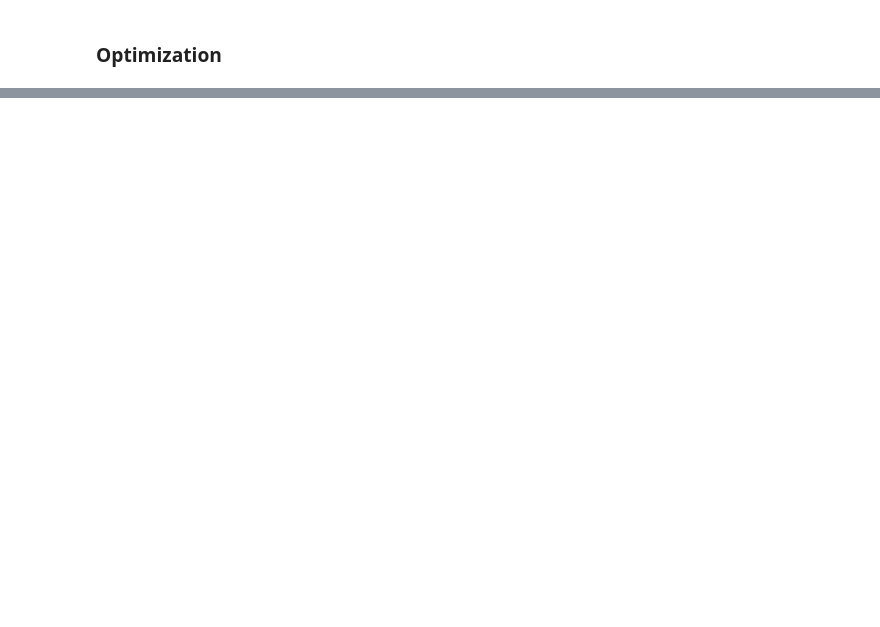
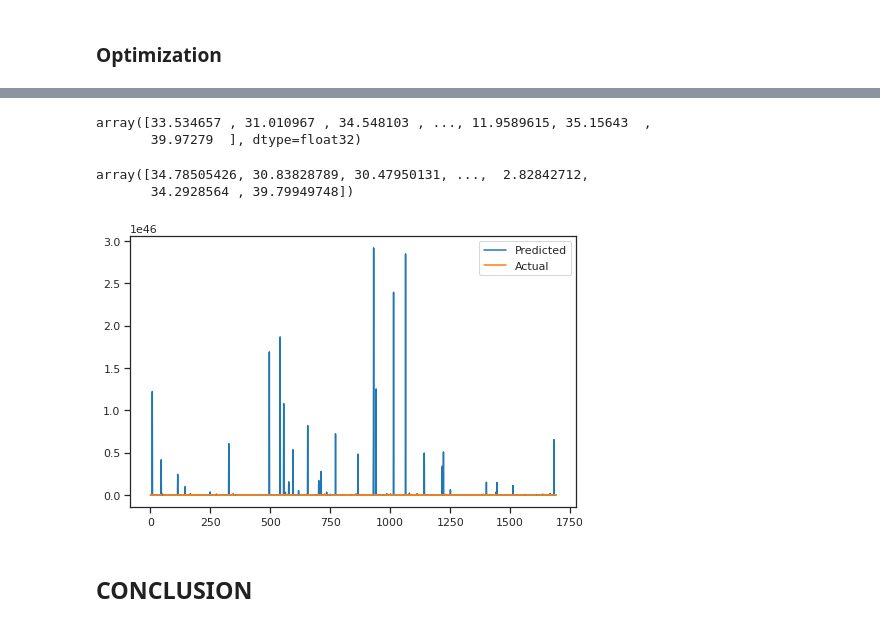
Before and after one commit to abhinav4201/Regression-Bike-Sharing-Demand-Prediction, a Jupyter notebook: Bike_Sharing_Demand_Prediction_Capstone_Project.ipynb, the cells around one changed output, grey strips where cells are left out. Drawn from its saved outputs; the diff is of its cells as text; code cells hidden in the pictures; blank space fills up the shorter version.

Commit message:
completed model training

```diff
--- a/Bike_Sharing_Demand_Prediction_Capstone_Project.ipynb
+++ b/Bike_Sharing_Demand_Prediction_Capstone_Project.ipynb
@@ -766,0 +800,16 @@ results_df
+# %%
+params = {
+     'gamma' : [ -0.5, 0, 0.5, 1],
+    'learning_rate' :[0.001, 0.01, 0.1, 5,10 ],
+    'n_estimators' : [25,50,75,100] ,
+    'max_depth' : [3, 5,10]
+        }
+# params={'gamma': [ 0.5],
+#         'learning_rate': [ 0.1],
+#         'max_depth': [10],
+#         'n_estimators': [100]
+#        }
+# %%
+gridsearch = GridSearchCV(model , params , cv=2 , return_train_score=True)
+# %%
+gridsearch.fit(X_train , y_train )
@@ -766,0 +875,21 @@ results_df
+# %%
+y_pred_XGB = gridsearch.predict( X_test )
+y_pred_XGB
+# %% [output]
+array([33.534657 , 31.010967 , 34.548103 , ..., 11.9589615, 35.15643  ,
+       39.97279  ], dtype=float32)
+# %%
+np.array(y_test)
+# %% [output]
+array([34.78505426, 30.83828789, 30.47950131, ...,  2.82842712,
+       34.2928564 , 39.79949748])
+# %%
+plt.figure(figsize=(8,5))
+plt.plot(10**(np.array(y_test)))
+plt.plot(10**(y_pred_XGB))
+plt.legend(["Predicted","Actual"])
+plt.show()
+# %% [output]
+[figure, added]
+# %% [markdown]
+## **CONCLUSION**
```
Also changed, not shown: parts of 15 cells of this notebook.
